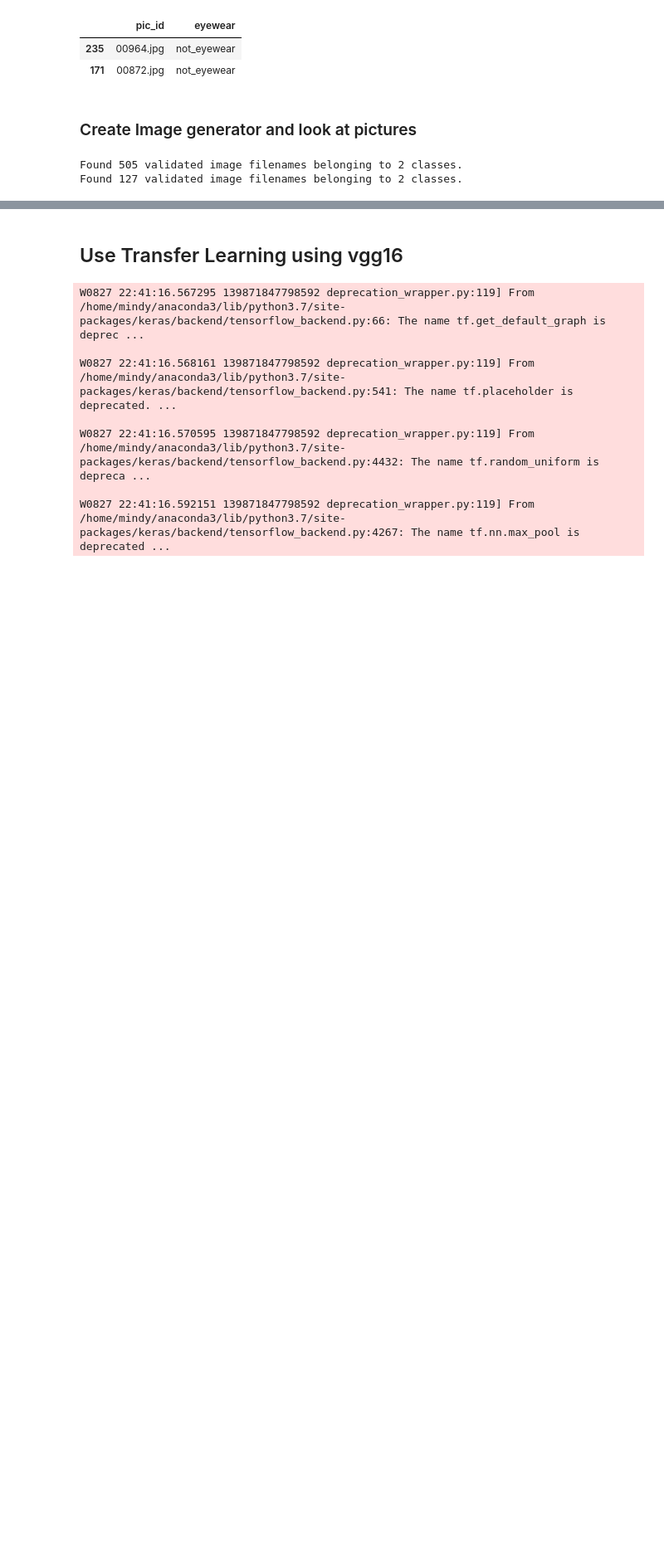
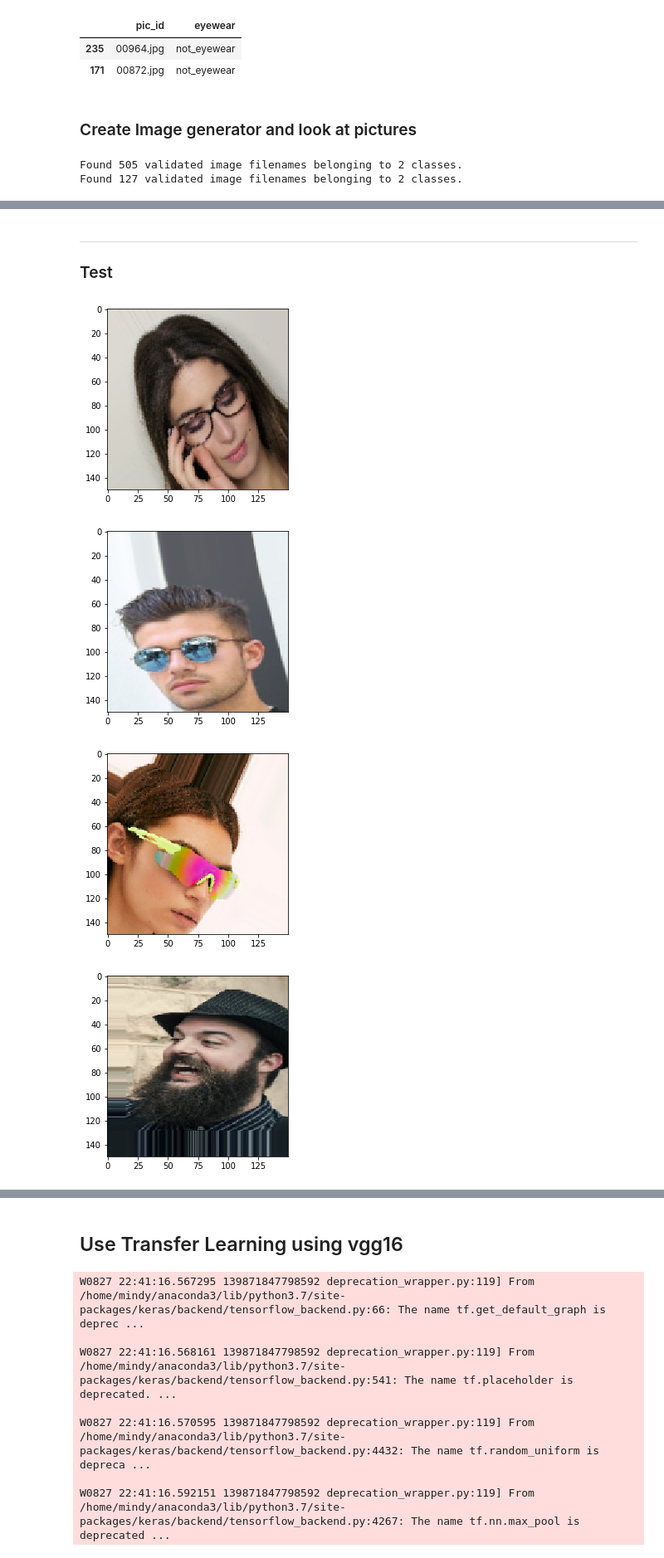
Before and after one commit to mzhou356/img2recommender, a Jupyter notebook: notebooks/image_processor.ipynb, the cells around one changed output, grey strips where cells are left out. Shown at 83% size. Drawn from its saved outputs; the diff is of its cells as text; code cells hidden in the pictures; blank space fills up the shorter version.

```diff
--- a/notebooks/image_processor.ipynb
+++ b/notebooks/image_processor.ipynb
@@ -194,0 +211,10 @@ for i in range(65,86):
+# %% [markdown]
+----
+### Test
+# %%
+show_imgs(test,10,32)
+# %% [output]
+[figure, added]
+[figure, added]
+[figure, added]
+[figure, added]
```
Also changed, not shown: parts of 8 cells of this notebook.
